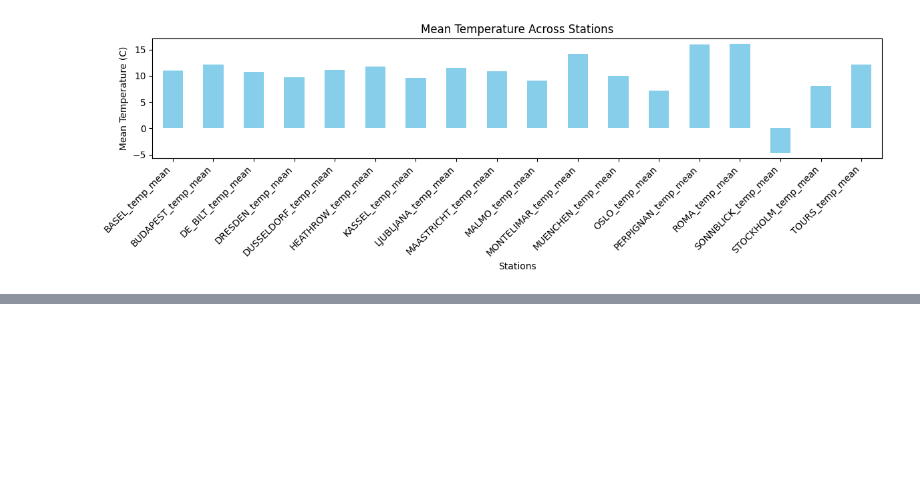
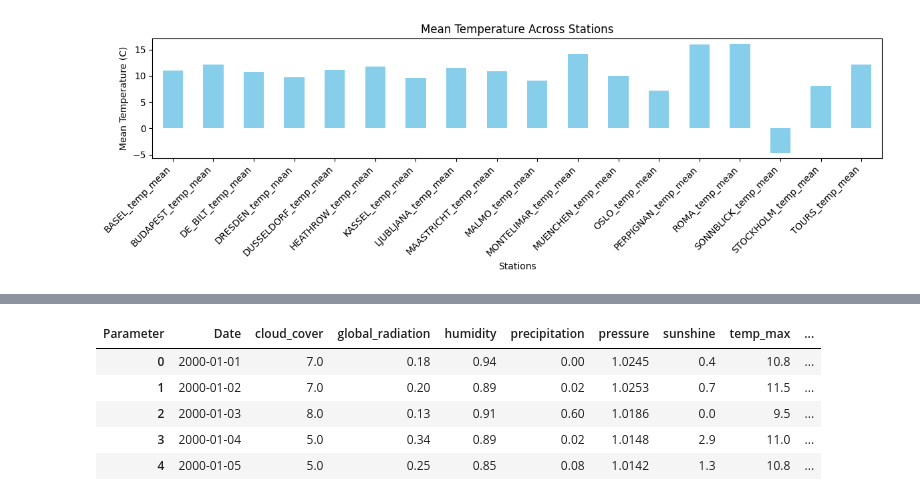
Before and after one commit to ImHungry48/WeatherAnalysis, a Jupyter notebook: WeatherDataAnalysis.ipynb, the cells around one changed output, grey strips where cells are left out. Cells and saved outputs as stored; diff of their text form; code cells hidden in the pictures; blank space fills up the shorter version.

```diff
--- a/WeatherDataAnalysis.ipynb
+++ b/WeatherDataAnalysis.ipynb
@@ -240,0 +270,10 @@ display(time_series.head())
+# %%
+# Display the time series DataFrame
+display(heathrow_time_series.head())
+# %% [output]
+| Parameter | Date | cloud_cover | global_radiation | humidity | precipitation | pressure | sunshine | temp_max | ... |
+| 0 | 2000-01-01 | 7.0 | 0.18 | 0.94 | 0.00 | 1.0245 | 0.4 | 10.8 | ... |
+| 1 | 2000-01-02 | 7.0 | 0.20 | 0.89 | 0.02 | 1.0253 | 0.7 | 11.5 | ... |
+| 2 | 2000-01-03 | 8.0 | 0.13 | 0.91 | 0.60 | 1.0186 | 0.0 | 9.5 | ... |
+| 3 | 2000-01-04 | 5.0 | 0.34 | 0.89 | 0.02 | 1.0148 | 2.9 | 11.0 | ... |
+| 4 | 2000-01-05 | 5.0 | 0.25 | 0.85 | 0.08 | 1.0142 | 1.3 | 10.8 | ... |
```
Also changed, not shown: parts of 7 cells of this notebook, 1 other file.
